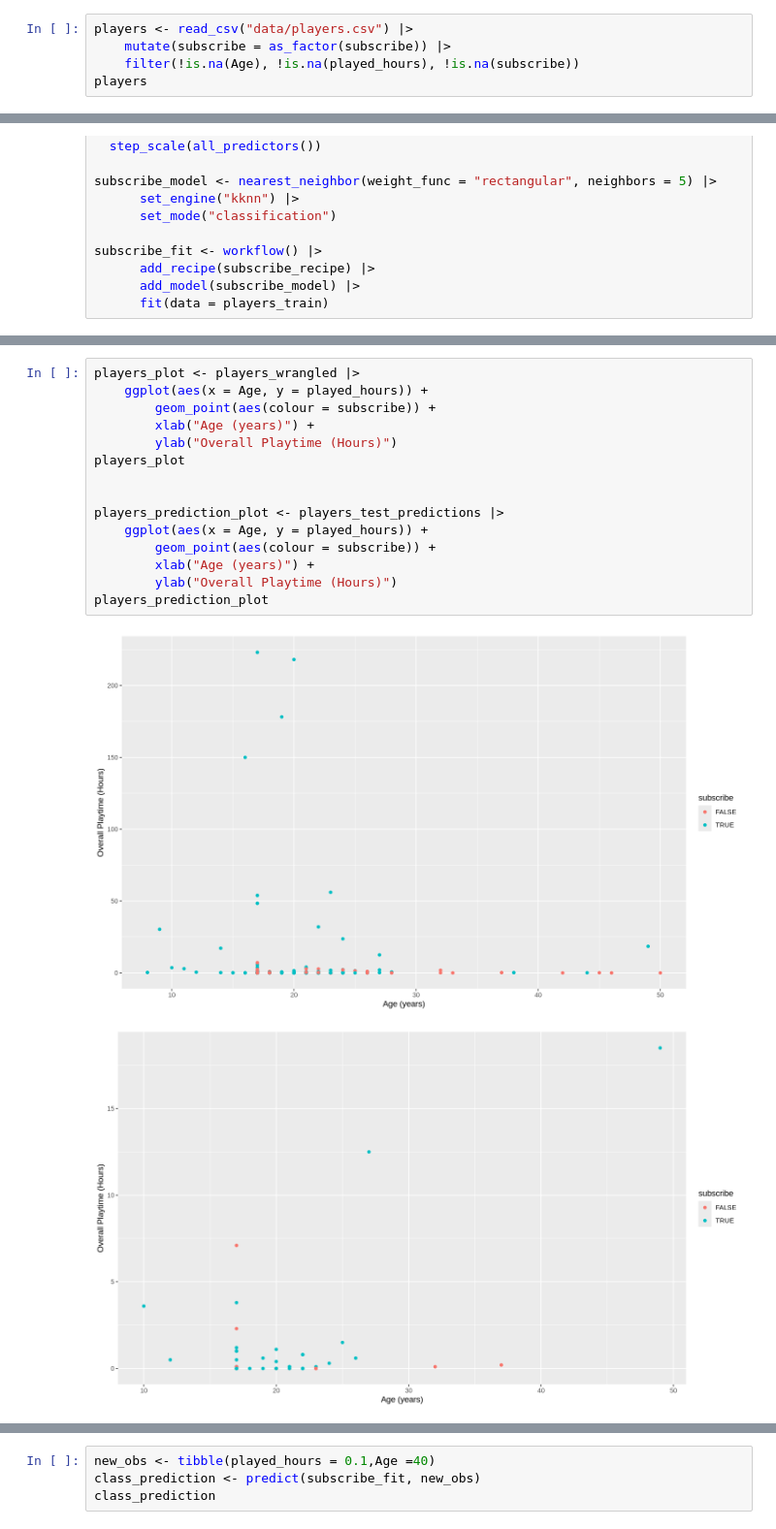
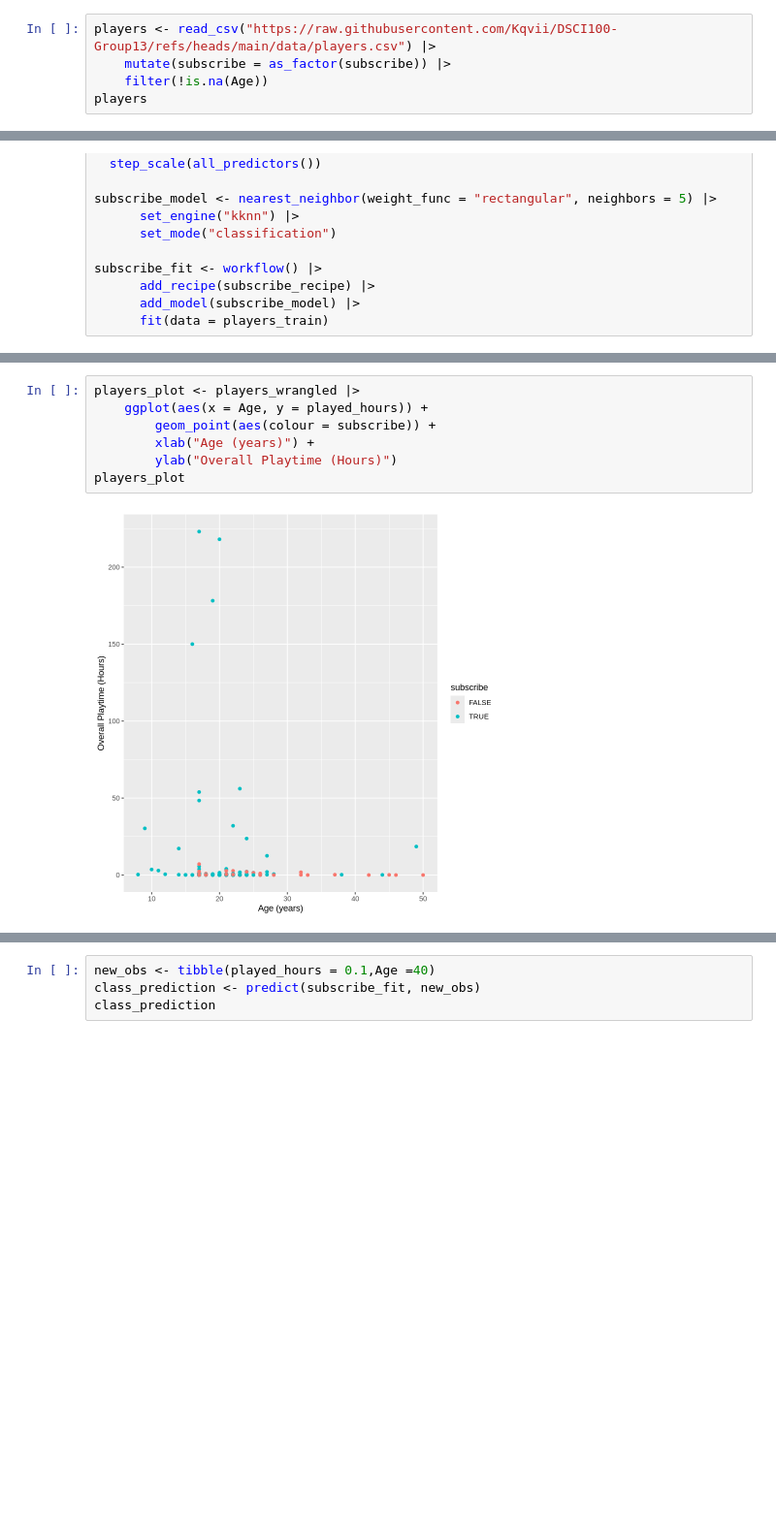
Before and after one commit to Kqvii/DSCI100-Group13, a Jupyter notebook: GroupProject-2.ipynb, the cells around one changed output, grey strips where cells are left out. Shown at 97% size. Saved outputs shown, nothing was run; the diff lists cells and outputs as text; blank space fills up the shorter version.

```diff
--- a/GroupProject-2.ipynb
+++ b/GroupProject-2.ipynb
@@ -28,9 +63,9 @@ Attaching package: ‘cowplot’
 
 <h4>Data Wrangling</h4>
 # %%
-players <- read_csv("data/players.csv") |>
+players <- read_csv("https://raw.githubusercontent.com/Kqvii/DSCI100-Group13/refs/heads/main/data/players.csv") |>
     mutate(subscribe = as_factor(subscribe)) |>
-    filter(!is.na(Age), !is.na(played_hours), !is.na(subscribe))
+    filter(!is.na(Age))
 players
 # %% [output]
 Rows: 196 Columns: 7
@@ -159,19 +194,10 @@ A tibble: 49 × 1
 # %%
 players_plot <- players_wrangled |>
     ggplot(aes(x = Age, y = played_hours)) +
         geom_point(aes(colour = subscribe)) +
         xlab("Age (years)") +
         ylab("Overall Playtime (Hours)")
 players_plot
-
-
-players_prediction_plot <- players_test_predictions |>
-    ggplot(aes(x = Age, y = played_hours)) +
-        geom_point(aes(colour = subscribe)) +
-        xlab("Age (years)") +
-        ylab("Overall Playtime (Hours)")
-players_prediction_plot
 # %% [output]
-[figure, old version]
+[figure, new version]
-[figure, removed]
 # %%
```
Also changed, not shown: parts of 5 cells of this notebook.
